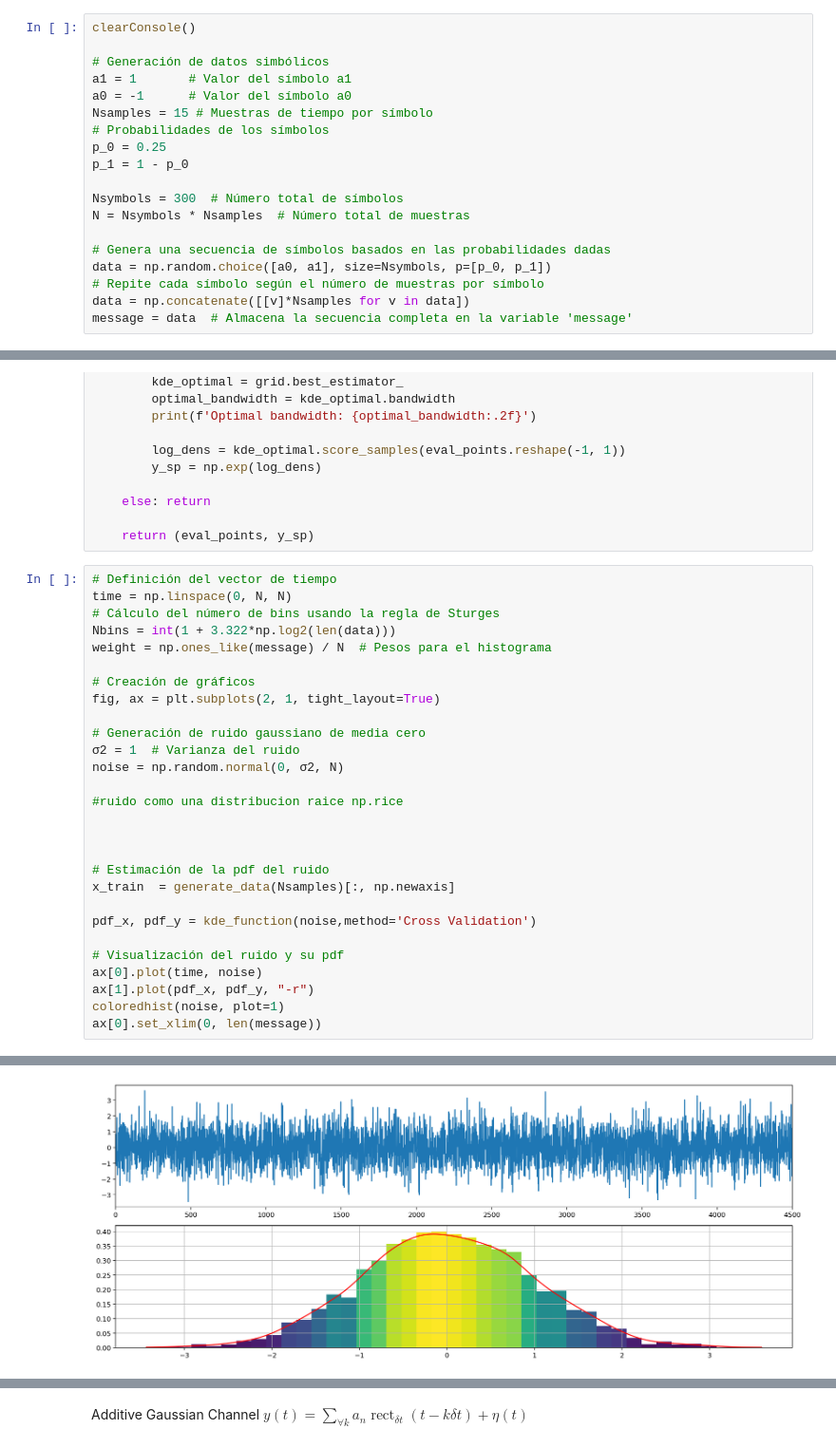
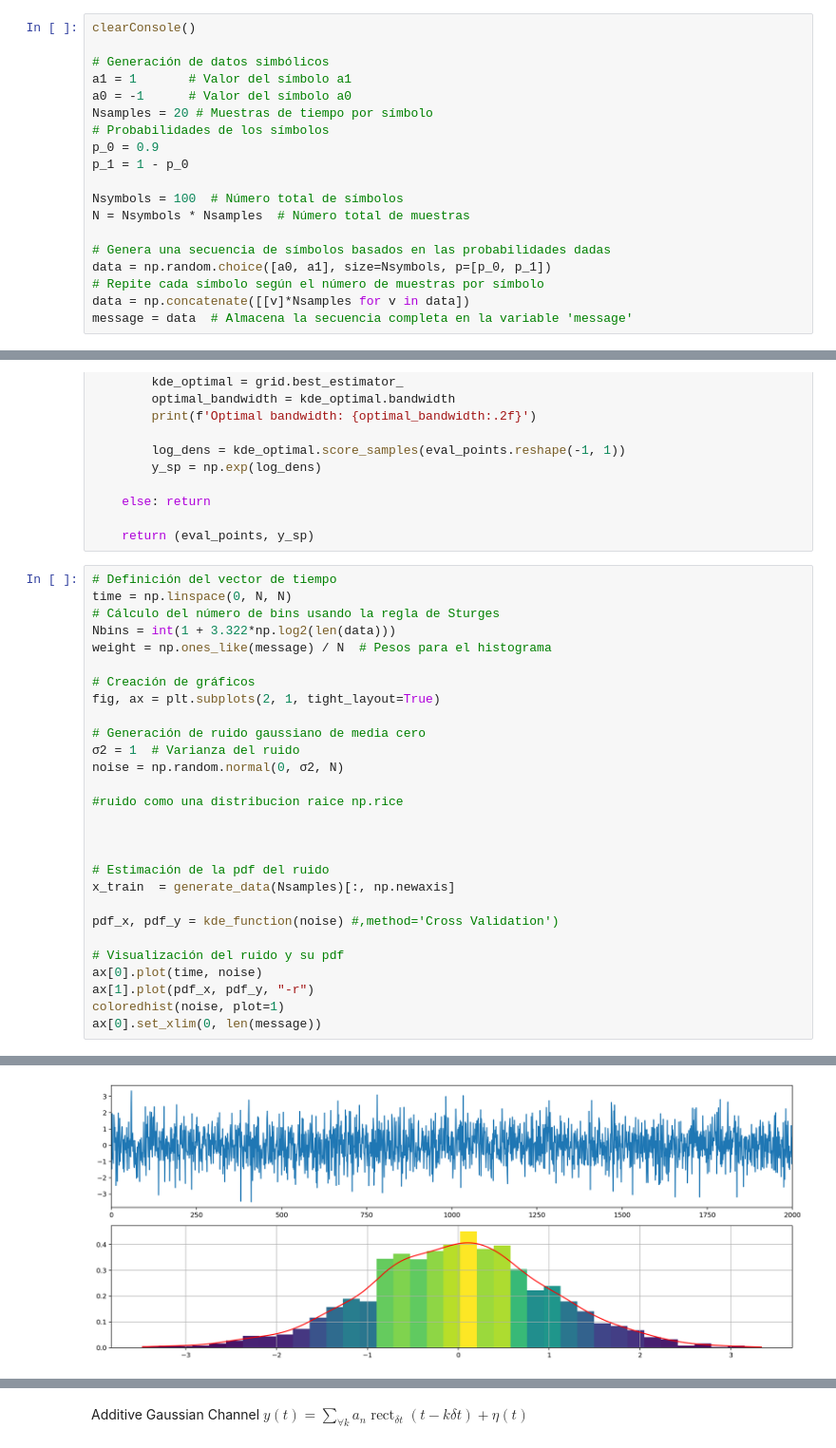
Before and after one commit to JCardenas05/Teoria_Se-ales, a Jupyter notebook: Taller_4/Taller_4.ipynb, the cells around one changed output, grey strips where cells are left out. Shown at 95% size. Saved outputs shown, nothing was run; the diff lists cells and outputs as text.

```diff
--- a/Taller_4/Taller_4.ipynb
+++ b/Taller_4/Taller_4.ipynb
@@ -125,12 +125,12 @@ clearConsole()
 # Generación de datos simbólicos
 a1 = 1       # Valor del símbolo a1
 a0 = -1      # Valor del símbolo a0
-Nsamples = 15 # Muestras de tiempo por símbolo
+Nsamples = 20 # Muestras de tiempo por símbolo
 # Probabilidades de los símbolos
-p_0 = 0.25
+p_0 = 0.9
 p_1 = 1 - p_0
 
-Nsymbols = 300  # Número total de símbolos
+Nsymbols = 100  # Número total de símbolos
 N = Nsymbols * Nsamples  # Número total de muestras
 
 # Genera una secuencia de símbolos basados en las probabilidades dadas
@@ -218,7 +213,7 @@ noise = np.random.normal(0, σ2, N)
 # Estimación de la pdf del ruido
 x_train  = generate_data(Nsamples)[:, np.newaxis]
 
-pdf_x, pdf_y = kde_function(noise,method='Cross Validation')
+pdf_x, pdf_y = kde_function(noise) #,method='Cross Validation')
 
 # Visualización del ruido y su pdf
 ax[0].plot(time, noise)
@@ -231,4 +227,4 @@ Optimal bandwidth: 0.20
-[figure, old version]
+[figure, new version]
 # %%
 #Chi-Square Normality Test
 from scipy import stats
```
Also changed, not shown: parts of 19 cells of this notebook, 3 other files.
